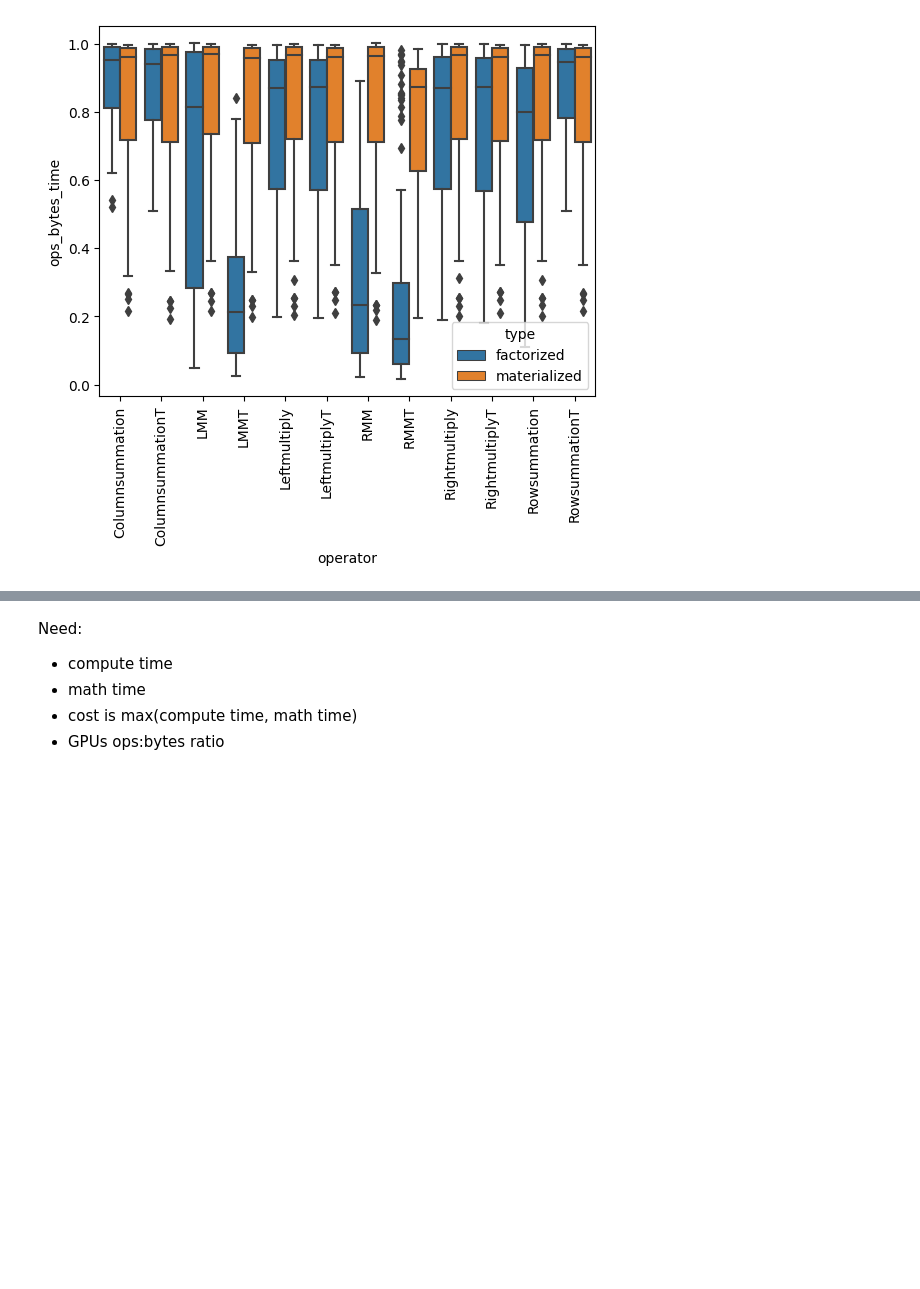
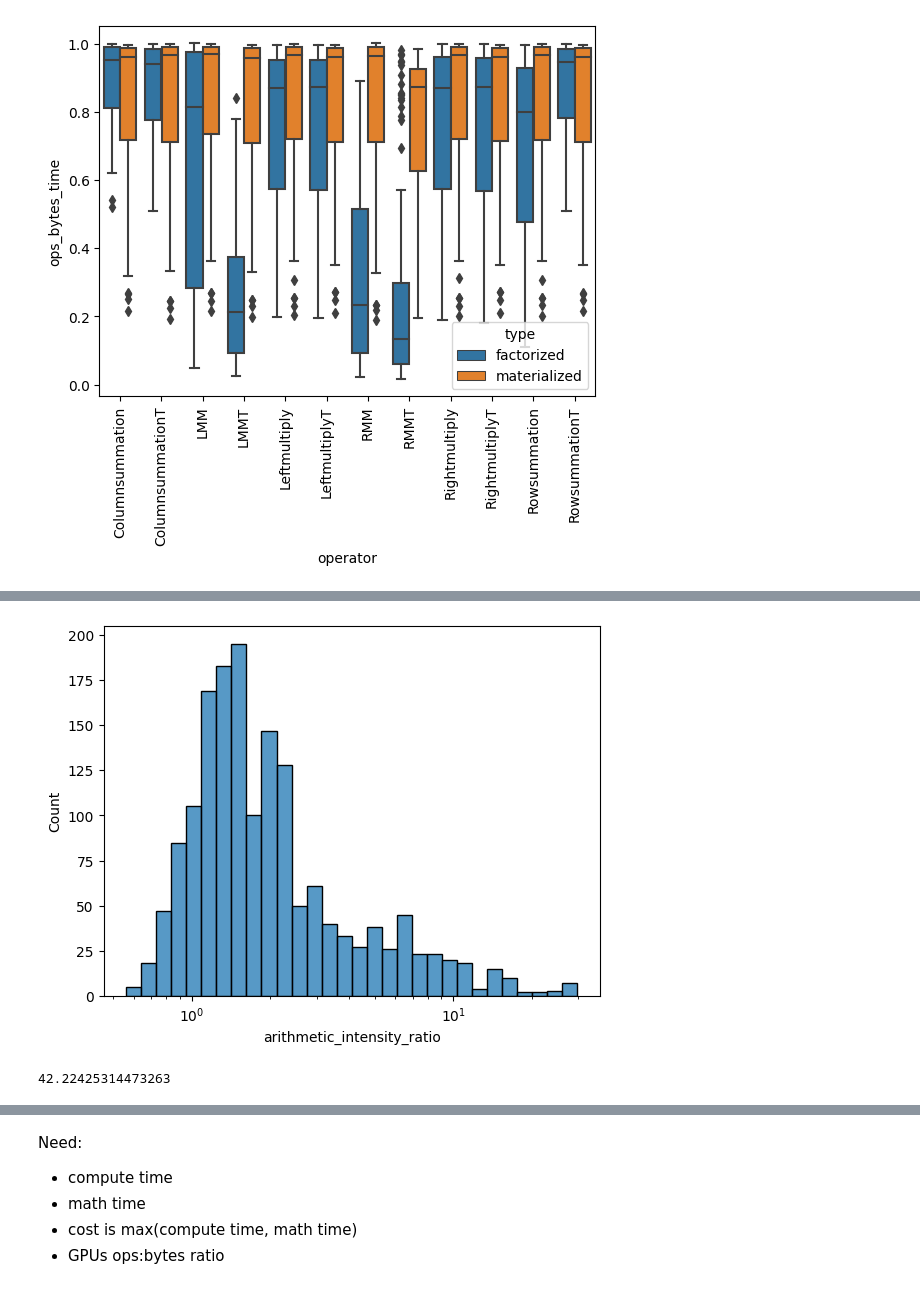
Before and after one commit to ptemarvelde/amalur-experiments, a Jupyter notebook: results/full_1/analytical_model/analytical.ipynb, the cells around one changed output, grey strips where cells are left out. Cells and saved outputs as stored; diff of their text form; code cells hidden in the pictures; blank space fills up the shorter version.

```diff
--- a/results/full_1/analytical_model/analytical.ipynb
+++ b/results/full_1/analytical_model/analytical.ipynb
@@ -279,0 +301,18 @@ with_gpu_chars.memory_throughput_weighted_mean.hist()
+# %%
+# Create separate dataframes for 'factorized' and 'materialized' types
+df_factorized = with_gpu_chars[with_gpu_chars['type'] == 'factorized']
+df_materialized = with_gpu_chars[with_gpu_chars['type'] == 'materialized']
+
+# Merge the two dataframes on the 'operator', 'gpu', and 'dataset' columns
+merged_df = pd.merge(df_factorized, df_materialized, on=['operator', 'gpu', 'dataset'], suffixes=('_factorized', '_materialized'), how='left')
+
+# Select the required columns
+new_df = merged_df[['operator', 'type_factorized', 'gpu', 'dataset', 'arithmetic_intensity_factorized', 'arithmetic_intensity_materialized']]
+
+# Rename the 'type_factorized' column to 'type'
+new_df = new_df.rename(columns={'type_factorized': 'type'})
+
+# higher is better
+new_df['arithmetic_intensity_ratio'] = new_df['arithmetic_intensity_factorized'] / new_df['arithmetic_intensity_materialized']
+
+new_df.describe()
@@ -279,0 +329,8 @@ with_gpu_chars.memory_throughput_weighted_mean.hist()
+# %%
+ax = sns.histplot(new_df['arithmetic_intensity_ratio'], log_scale=True)
+# %% [output]
+[figure, added]
+# %%
+2**5.4
+# %% [output]
+42.22425314473263
```
Also changed, not shown: parts of 15 cells of this notebook, 1 other file.
